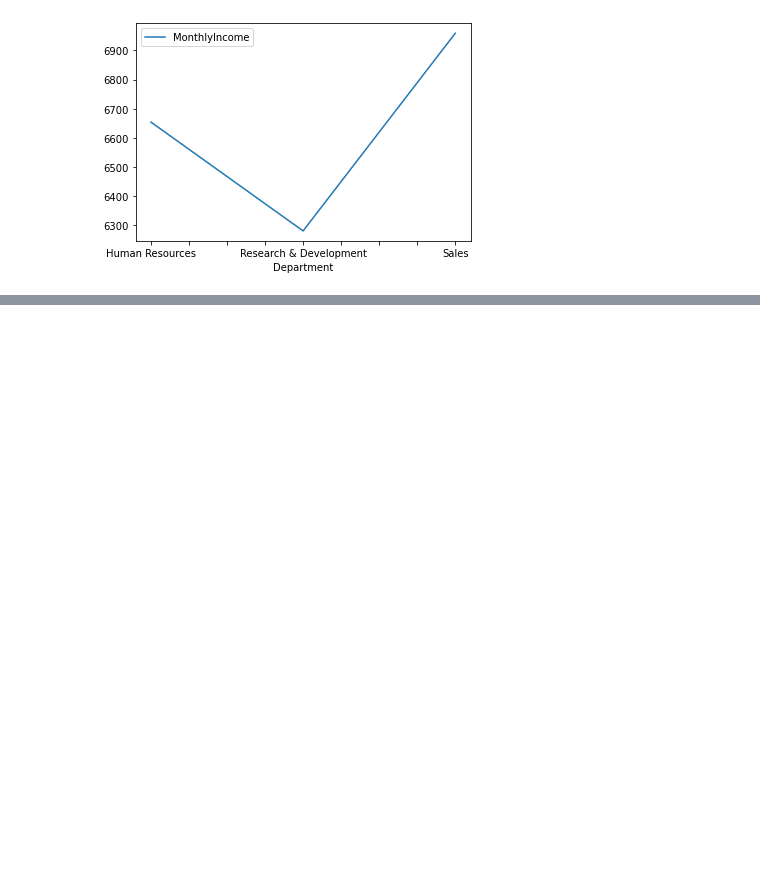
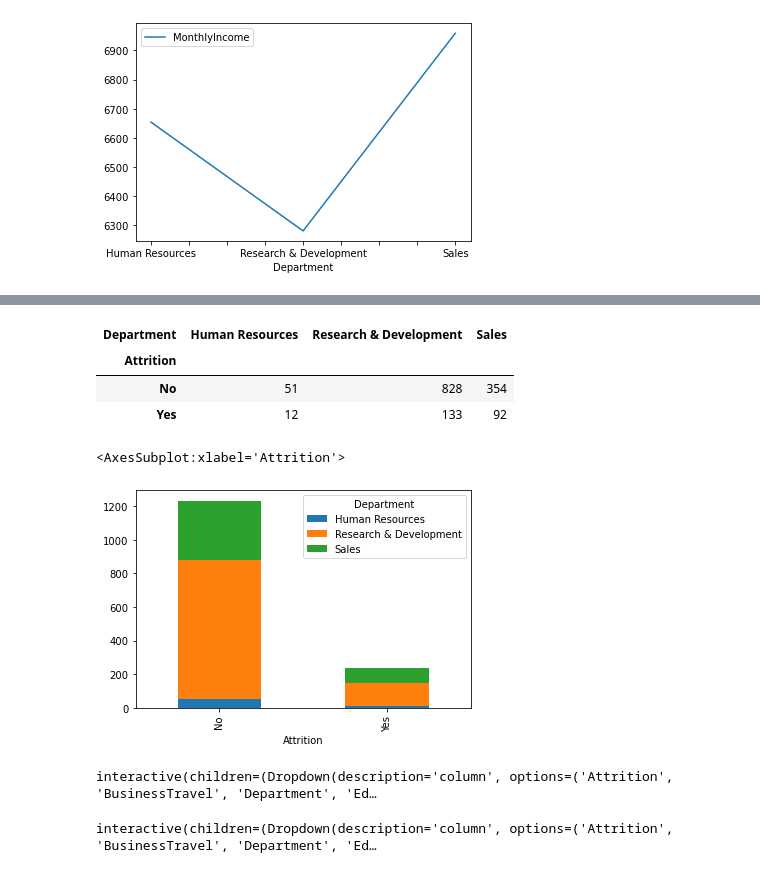
Before and after one commit to walidsharaar/Query-analysis, a Jupyter notebook: Query Analysis.ipynb, the cells around one changed output, grey strips where cells are left out. Drawn from its saved outputs; the diff is of its cells as text; code cells hidden in the pictures; blank space fills up the shorter version.

Commit message:
Cross tab and interaction
visualizing the cross tab data  and interacting with columns

```diff
--- a/Query Analysis.ipynb
+++ b/Query Analysis.ipynb
@@ -170,0 +185,29 @@ data.pivot_table(values='MonthlyIncome', index='Department', aggfunc='mean').plo
+# %%
+pd.crosstab(data['Attrition'],data['Department'])
+# %% [output]
+| Department | Human Resources | Research & Development | Sales |
+| Attrition |  |  |  |
+| No | 51 | 828 | 354 |
+| Yes | 12 | 133 | 92 |
+# %%
+# visualizing the cross tab data
+
+pd.crosstab(data['Attrition'],data['Department']).plot(kind='bar', stacked= True)
+# %% [output]
+<AxesSubplot:xlabel='Attrition'>
+[figure, added]
+# %%
+# Interact the groupby
+
+@interact
+def groupby(column = list(data.select_dtypes('object').columns)):
+    return data[['Age',column]].groupby([data[column]]).agg(['mean'])
+# %% [output]
+interactive(children=(Dropdown(description='column', options=('Attrition', 'BusinessTravel', 'Department', 'Ed…
+# %%
+@interact
+def groupby(column = list(data.select_dtypes('object').columns),
+           index= list (data.select_dtypes('number').columns)):
+    return data[[index,column]].groupby([data[column]]).agg(['mean'])
+# %% [output]
+interactive(children=(Dropdown(description='column', options=('Attrition', 'BusinessTravel', 'Department', 'Ed…
```
Also changed, not shown: parts of 3 cells of this notebook.
